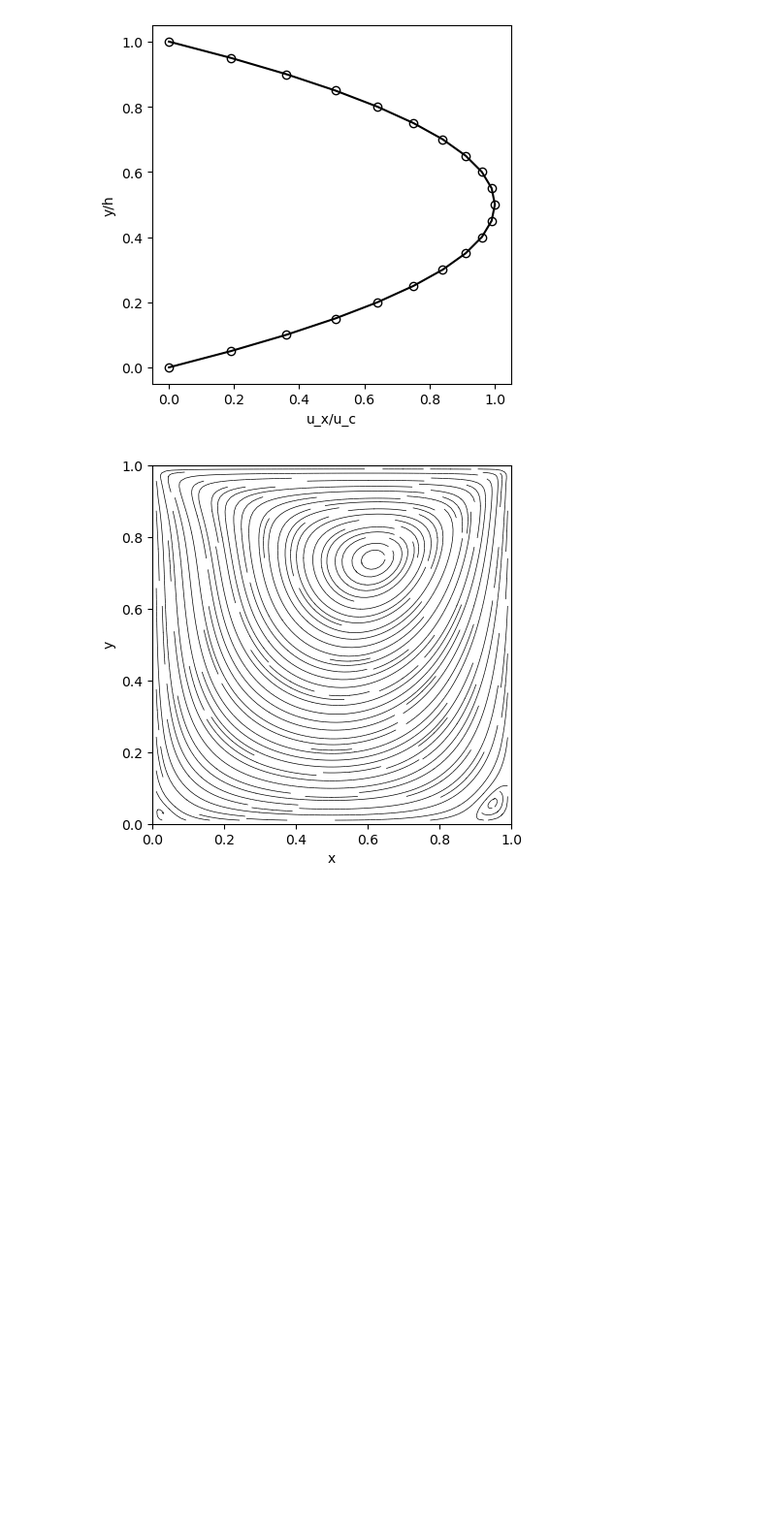
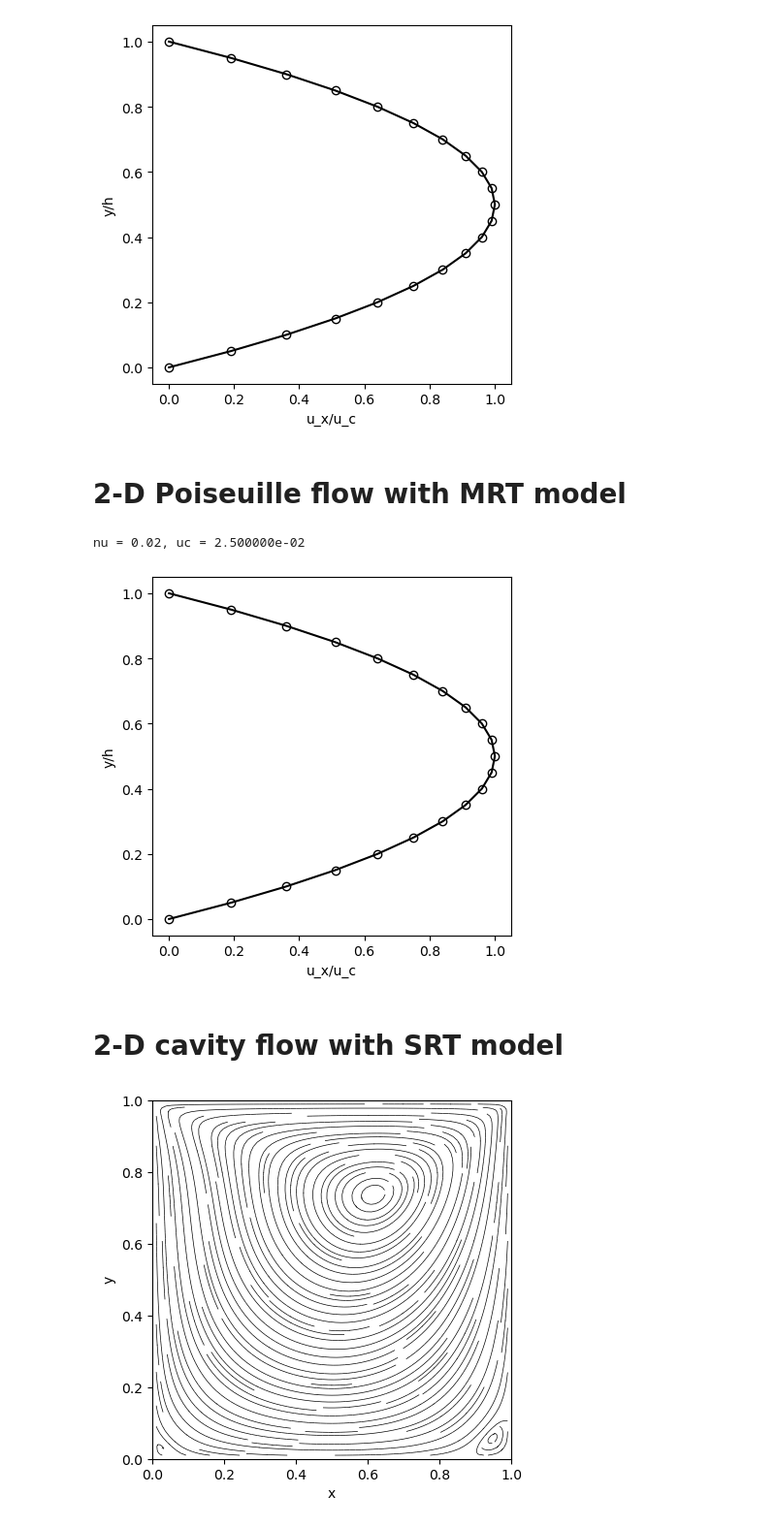
Before and after one commit to shohirose/lbm-simulator, a Jupyter notebook: plot.ipynb, the cells around one changed output. Shown: that part at 97% size. Drawn from its saved outputs; the diff is of its cells as text; code cells hidden in the pictures; blank space fills up the shorter version.

Commit message:
update plots for MRT model

```diff
--- a/plot.ipynb
+++ b/plot.ipynb
@@ -34,6 +36,38 @@ ax.set_aspect('equal')
 # %% [output]
 nu = 0.02, uc = 2.500000e-02
 [figure]
+# %% [markdown]
+# 2-D Poiseuille flow with MRT model
+# %%
+j = None
+with open(Path('data/poiseuille_mrt.json'), mode='r') as f:
+    j = json.load(f)
+
+gx = j["externalForce"][0]
+tau = j["multipleRelaxationTimeModel"]["tau"]
+ny = j["gridShape"][1]
+nu = (tau - 0.5) / 3.0
+h = float((ny - 1))
+uc = gx*h**2/(8.0*nu)
+print(f"nu = {nu:.2f}, uc = {uc:.6e}")
+
+ux = np.loadtxt(Path(j["outputDirectory"]) / Path("ux.txt"))
+x = ux / uc
+
+y = np.loadtxt(Path(j["outputDirectory"]) / Path("y.txt"))
+y /= h
+
+fig = plt.figure()
+ax = fig.add_subplot(111)
+ax.plot(x, y, "-o", color="k", fillstyle="none")
+ax.set_xlabel("u_x/u_c")
+ax.set_ylabel("y/h")
+ax.set_aspect('equal')
+# %% [output]
+nu = 0.02, uc = 2.500000e-02
+[figure, added]
+# %% [markdown]
+# 2-D cavity flow with SRT model
 # %%
 j = None
 with open(Path('data/cavity.json'), mode='r') as f:
```
Also changed, not shown: parts of 5 cells of this notebook.
